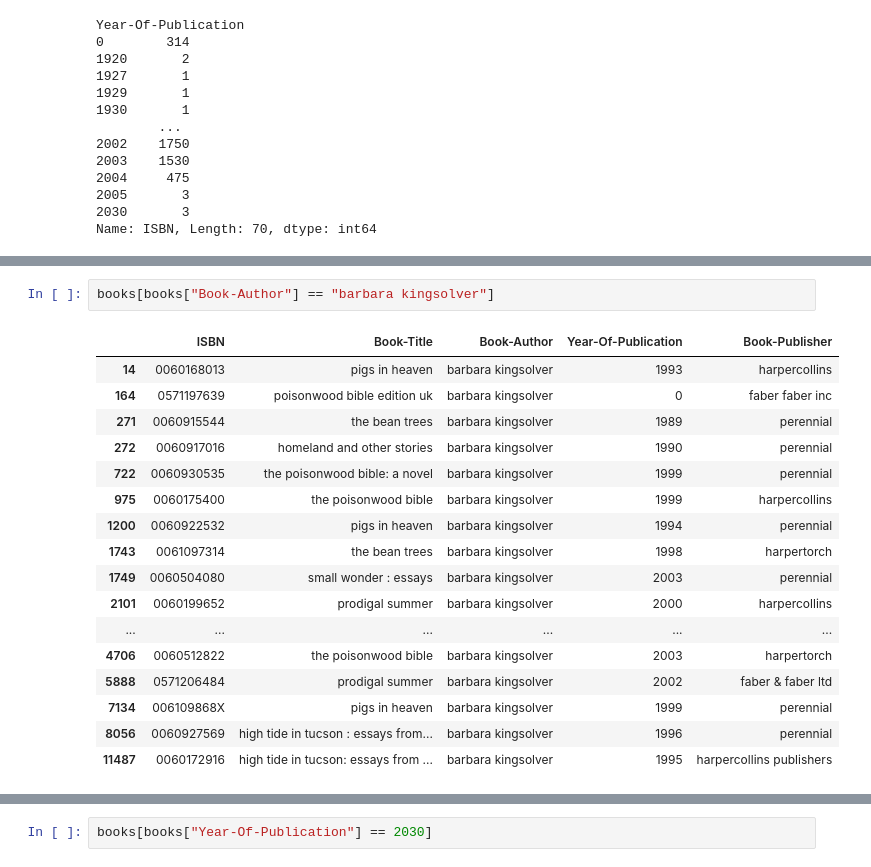
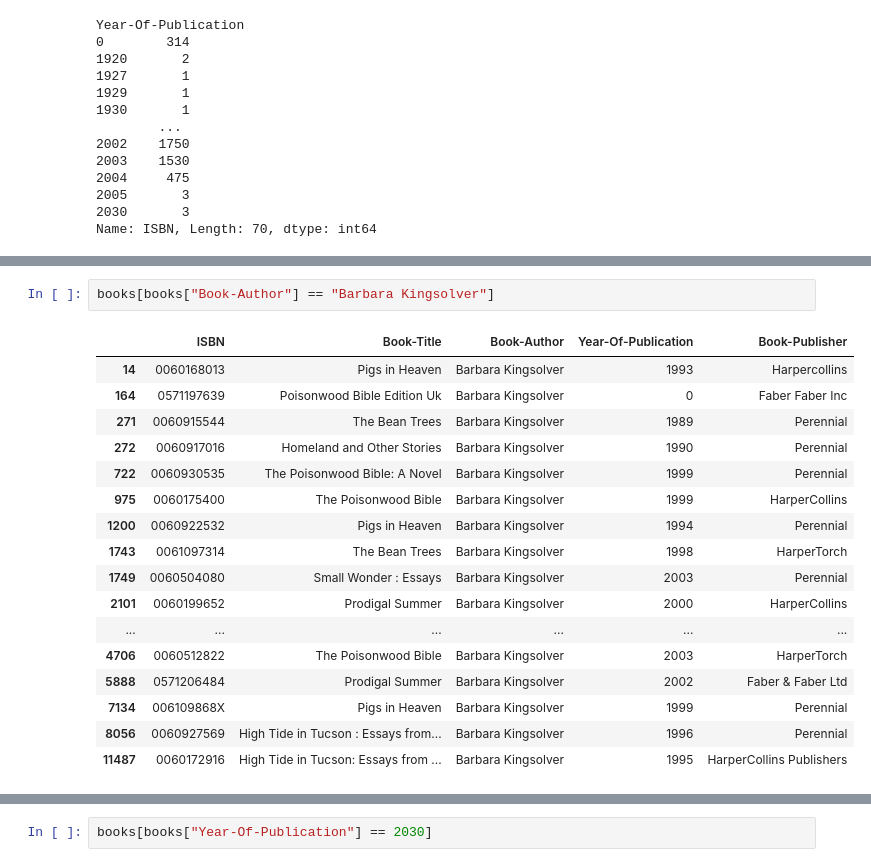
Before and after one commit to caseynator123/EDP_assigment2, a Jupyter notebook: eda/eda.ipynb, the cells around one changed output, grey strips where cells are left out. Drawn from its saved outputs; the diff is of its cells as text.

```diff
--- a/eda/eda.ipynb
+++ b/eda/eda.ipynb
@@ -113,23 +113,23 @@ books[books["Year-Of-Publication"] == 0].head(20)
 # %%
-books[books["Book-Author"] == "barbara kingsolver"]
+books[books["Book-Author"] == "Barbara Kingsolver"]
 # %% [output]
 |  | ISBN | Book-Title | Book-Author | Year-Of-Publication | Book-Publisher |
-| 14 | 0060168013 | pigs in heaven | barbara kingsolver | 1993 | harpercollins |
-| 164 | 0571197639 | poisonwood bible edition uk | barbara kingsolver | 0 | faber faber inc |
-| 271 | 0060915544 | the bean trees | barbara kingsolver | 1989 | perennial |
-| 272 | 0060917016 | homeland and other stories | barbara kingsolver | 1990 | perennial |
-| 722 | 0060930535 | the poisonwood bible: a novel | barbara kingsolver | 1999 | perennial |
-| 975 | 0060175400 | the poisonwood bible | barbara kingsolver | 1999 | harpercollins |
-| 1200 | 0060922532 | pigs in heaven | barbara kingsolver | 1994 | perennial |
-| 1743 | 0061097314 | the bean trees | barbara kingsolver | 1998 | harpertorch |
-| 1749 | 0060504080 | small wonder : essays | barbara kingsolver | 2003 | perennial |
-| 2101 | 0060199652 | prodigal summer | barbara kingsolver | 2000 | harpercollins |
+| 14 | 0060168013 | Pigs in Heaven | Barbara Kingsolver | 1993 | Harpercollins |
+| 164 | 0571197639 | Poisonwood Bible Edition Uk | Barbara Kingsolver | 0 | Faber Faber Inc |
+| 271 | 0060915544 | The Bean Trees | Barbara Kingsolver | 1989 | Perennial |
+| 272 | 0060917016 | Homeland and Other Stories | Barbara Kingsolver | 1990 | Perennial |
+| 722 | 0060930535 | The Poisonwood Bible: A Novel | Barbara Kingsolver | 1999 | Perennial |
+| 975 | 0060175400 | The Poisonwood Bible | Barbara Kingsolver | 1999 | HarperCollins |
+| 1200 | 0060922532 | Pigs in Heaven | Barbara Kingsolver | 1994 | Perennial |
+| 1743 | 0061097314 | The Bean Trees | Barbara Kingsolver | 1998 | HarperTorch |
+| 1749 | 0060504080 | Small Wonder : Essays | Barbara Kingsolver | 2003 | Perennial |
+| 2101 | 0060199652 | Prodigal Summer | Barbara Kingsolver | 2000 | HarperCollins |
 | ... | ... | ... | ... | ... | ... |
-| 4706 | 0060512822 | the poisonwood bible | barbara kingsolver | 2003 | harpertorch |
-| 5888 | 0571206484 | prodigal summer | barbara kingsolver | 2002 | faber & faber ltd |
-| 7134 | 006109868X | pigs in heaven | barbara kingsolver | 1999 | perennial |
-| 8056 | 0060927569 | high tide in tucson : essays from... | barbara kingsolver | 1996 | perennial |
-| 11487 | 0060172916 | high tide in tucson: essays from ... | barbara kingsolver | 1995 | harpercollins publishers |
+| 4706 | 0060512822 | The Poisonwood Bible | Barbara Kingsolver | 2003 | HarperTorch |
+| 5888 | 0571206484 | Prodigal Summer | Barbara Kingsolver | 2002 | Faber & Faber Ltd |
+| 7134 | 006109868X | Pigs in Heaven | Barbara Kingsolver | 1999 | Perennial |
+| 8056 | 0060927569 | High Tide in Tucson : Essays from... | Barbara Kingsolver | 1996 | Perennial |
+| 11487 | 0060172916 | High Tide in Tucson: Essays from ... | Barbara Kingsolver | 1995 | HarperCollins Publishers |
 # %%
 books.iloc[164]
 # %% [output]
```
Also changed, not shown: parts of 43 cells of this notebook, 1 other file.
